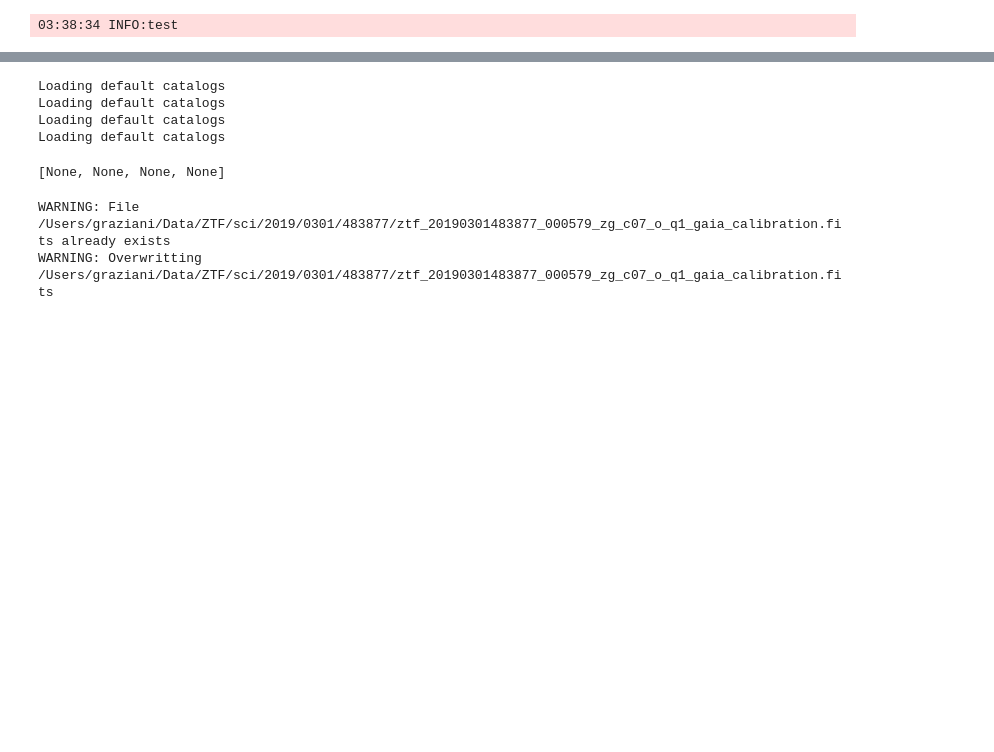
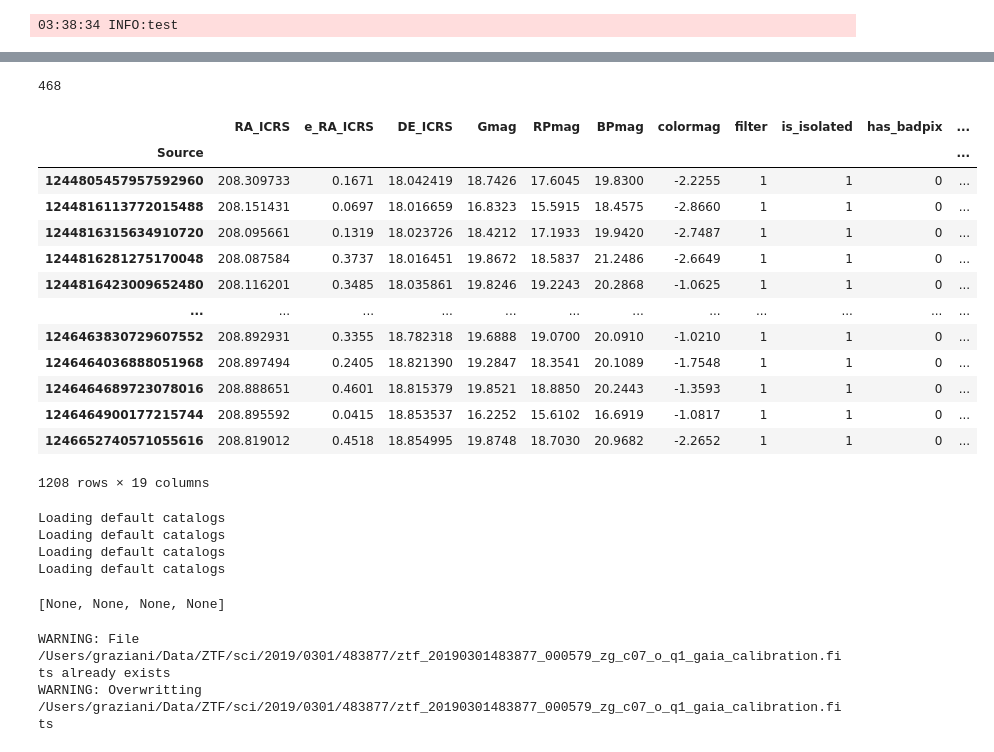
Before and after one commit to MickaelRigault/ziff, a Jupyter notebook: notebooks/devel_collection.ipynb, the cells around one changed output, grey strips where cells are left out. Saved outputs shown, nothing was run; the diff lists cells and outputs as text; code cells hidden in the pictures; blank space fills up the shorter version.

```diff
--- a/notebooks/devel_collection.ipynb
+++ b/notebooks/devel_collection.ipynb
@@ -46,0 +34,6 @@ ziff.catalog['gaia_full'][0].df
+# %%
+from astropy.io import fits
+f = fits.open('/Users/graziani/Data/ZTF/sci/2019/0301/483877/ztf_20190301483877_000579_zg_c07_o_q1_gaia_full.fits')
+len(f[1].data['Source'])
+# %% [output]
+468
@@ -47,3 +62,22 @@ ziff.catalog['gaia_full'][0].df
+# %%
+[rint(c2.df.loc[c2.df['filter']==1])
+c2.update_filter()
+c2.df.loc[c2.df['filter']==1]
+# %% [output]
+|  | RA_ICRS | e_RA_ICRS | DE_ICRS | Gmag | RPmag | BPmag | colormag | filter | is_isolated | has_badpix | ... |
+| Source |  |  |  |  |  |  |  |  |  |  | ... |
+| 1244805457957592960 | 208.309733 | 0.1671 | 18.042419 | 18.7426 | 17.6045 | 19.8300 | -2.2255 | 1 | 1 | 0 | ... |
+| 1244816113772015488 | 208.151431 | 0.0697 | 18.016659 | 16.8323 | 15.5915 | 18.4575 | -2.8660 | 1 | 1 | 0 | ... |
+| 1244816315634910720 | 208.095661 | 0.1319 | 18.023726 | 18.4212 | 17.1933 | 19.9420 | -2.7487 | 1 | 1 | 0 | ... |
+| 1244816281275170048 | 208.087584 | 0.3737 | 18.016451 | 19.8672 | 18.5837 | 21.2486 | -2.6649 | 1 | 1 | 0 | ... |
+| 1244816423009652480 | 208.116201 | 0.3485 | 18.035861 | 19.8246 | 19.2243 | 20.2868 | -1.0625 | 1 | 1 | 0 | ... |
+| ... | ... | ... | ... | ... | ... | ... | ... | ... | ... | ... | ... |
+| 1246463830729607552 | 208.892931 | 0.3355 | 18.782318 | 19.6888 | 19.0700 | 20.0910 | -1.0210 | 1 | 1 | 0 | ... |
+| 1246464036888051968 | 208.897494 | 0.2405 | 18.821390 | 19.2847 | 18.3541 | 20.1089 | -1.7548 | 1 | 1 | 0 | ... |
+| 1246464689723078016 | 208.888651 | 0.4601 | 18.815379 | 19.8521 | 18.8850 | 20.2443 | -1.3593 | 1 | 1 | 0 | ... |
+| 1246464900177215744 | 208.895592 | 0.0415 | 18.853537 | 16.2252 | 15.6102 | 16.6919 | -1.0817 | 1 | 1 | 0 | ... |
+| 1246652740571055616 | 208.819012 | 0.4518 | 18.854995 | 19.8748 | 18.7030 | 20.9682 | -2.2652 | 1 | 1 | 0 | ... |
+1208 rows × 19 columns
 # %%
 z =  ziff.ziff.ZiffCollection(imgs,logger=logger)
 # %% [output]
```
Also changed, not shown: parts of 3 cells of this notebook.
